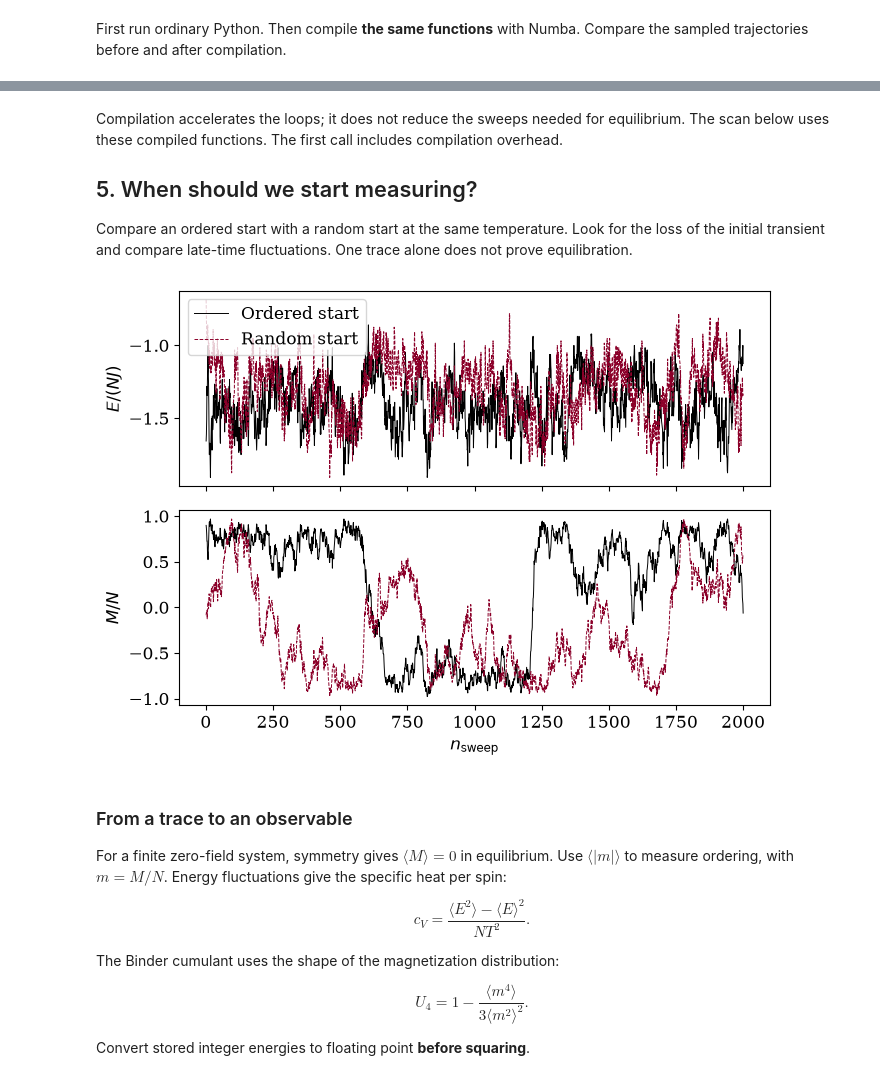
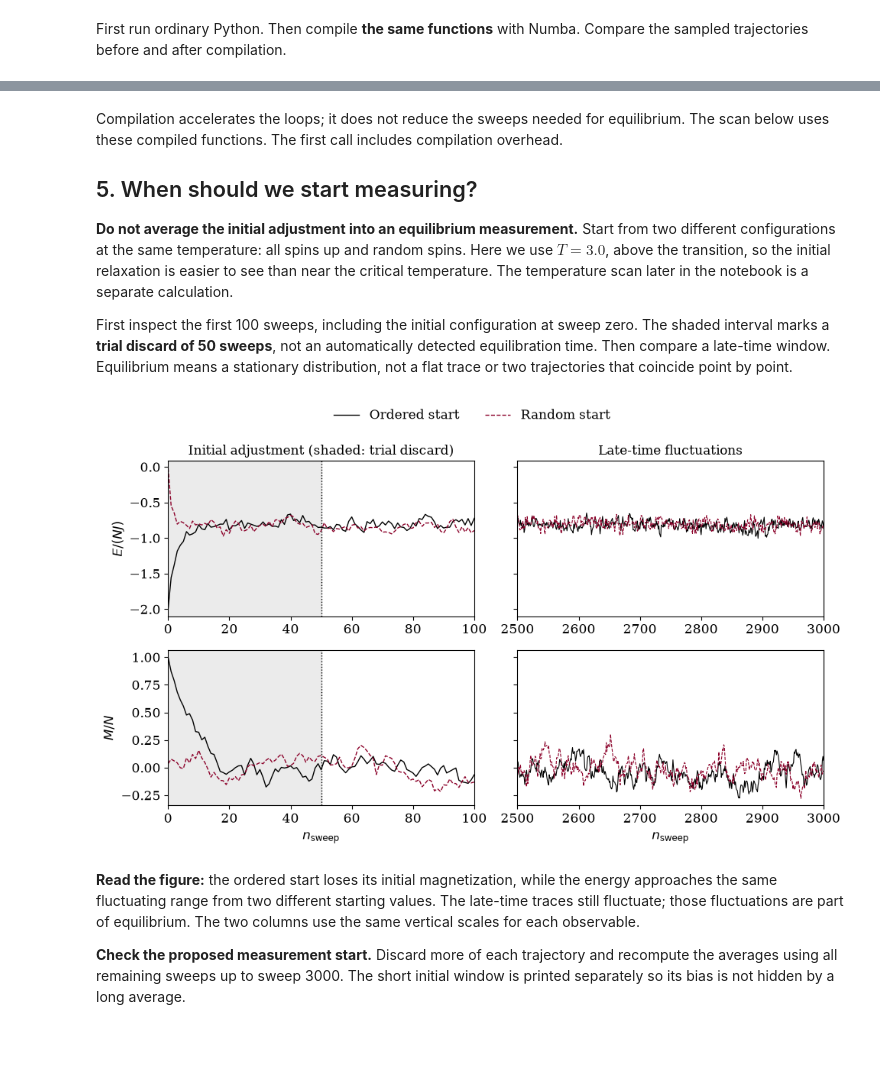
Before and after one commit to yw-choi/yw-choi.github.io, a Jupyter notebook: static/PHY4008/notebooks/03_ising_model_2.ipynb, the cells around one changed output, grey strips where cells are left out. Saved outputs shown, nothing was run; the diff lists cells and outputs as text; code cells hidden in the pictures; blank space fills up the shorter version.

Commit message:
Update Ising II notebook for September 17 lecture

```diff
--- a/static/PHY4008/notebooks/03_ising_model_2.ipynb
+++ b/static/PHY4008/notebooks/03_ising_model_2.ipynb
@@ -283,41 +283,62 @@ The scan below uses these compiled functions. The first call includes compilatio
 
 ## 5. When should we start measuring?
 
-Compare an ordered start with a random start at the same temperature.
-Look for the loss of the initial transient and compare late-time fluctuations.
-One trace alone does not prove equilibration.
+**Do not average the initial adjustment into an equilibrium measurement.**
+Start from two different configurations at the same temperature: all spins up and random spins.
+Here we use $T=3.0$, above the transition, so the initial relaxation is easier to see
+than near the critical temperature. The temperature scan later in the notebook is a separate calculation.
+
+First inspect the first 100 sweeps, including the initial configuration at sweep zero.
+The shaded interval marks a **trial discard of 50 sweeps**, not an automatically detected equilibration time.
+Then compare a late-time window. Equilibrium means a stationary distribution, not a flat trace
+or two trajectories that coincide point by point.
 # %%
-L, T = 16, 2.3
+L, T = 32, 3.0
+n_steps, discard = 3000, 50
 rng = np.random.default_rng(50)
 starts = [np.ones((L, L), dtype=np.int64),
           rng.choice([-1, 1], size=(L, L))]
-relaxation = [run(state, T, 0, 2000, np.random.default_rng(60 + k))
+relaxation = [run(state, T, 0, n_steps, np.random.default_rng(60 + k))
               for k, state in enumerate(starts)]
-fig, axes = plt.subplots(2, 1, figsize=(7, 5), sharex=True)
-for result, label, style, color in zip(relaxation, ["Ordered start", "Random start"],
-                                      ["-", "--"], ["black", "#8B0029"]):
+labels = ["Ordered start", "Random start"]
+colors = ["black", "#8B0029"]
+styles = ["-", "--"]
+
+fig, axes = plt.subplots(2, 2, figsize=(10, 6), sharey="row")
+for state, result, label, color, style in zip(starts, relaxation, labels, colors, styles):
     _, E, M = result
-    axes[0].plot(np.arange(1, len(E) + 1), E / L**2, style, color=color, linewidth=0.7, label=label)
-    axes[1].plot(np.arange(1, len(M) + 1), M / L**2, style, color=color, linewidth=0.7)
-axes[0].set_ylabel(r"$E/(NJ)$")
-axes[1].set(xlabel=r"$n_{\mathrm{sweep}}$", ylabel=r"$M/N$")
-axes[0].legend()
-plt.tight_layout()
+    # run() records AFTER each sweep; prepend the actual initial values.
+    e = np.r_[total_energy(state), E] / L**2
+    m = np.r_[state.sum(), M] / L**2
+    for row, values in enumerate([e, m]):
+        axes[row, 0].plot(np.arange(101), values[:101], style,
+                          color=color, linewidth=1, label=label)
+        axes[row, 1].plot(np.arange(2500, 3001), values[2500:3001], style,
+                          color=color, linewidth=0.8)
+for row in range(2):
+    axes[row, 0].axvspan(0, discard, color="black", alpha=0.08)
+    axes[row, 0].axvline(discard, color="black", linestyle=":", linewidth=1)
+    axes[row, 0].set_xlim(0, 100)
+    axes[row, 1].set_xlim(2500, 3000)
+axes[0, 0].set_title("Initial adjustment (shaded: trial discard)", fontsize=12)
+axes[0, 1].set_title("Late-time fluctuations", fontsize=12)
+axes[0, 0].set_ylabel(r"$E/(NJ)$")
+axes[1, 0].set_ylabel(r"$M/N$")
+for ax in axes[1]:
+    ax.set_xlabel(r"$n_{\mathrm{sweep}}$")
+fig.legend(*axes[0, 0].get_legend_handles_labels(), loc="upper center",
+           ncol=2, frameon=False)
+fig.tight_layout(rect=(0, 0, 1, 0.93))
 plt.show()
 # %% [output]
-[figure, old version]
+[figure, new version]
 # %% [markdown]
-### From a trace to an observable
+**Read the figure:** the ordered start loses its initial magnetization, while the
+energy approaches the same fluctuating range from two different starting values.
+The late-time traces still fluctuate; those fluctuations are part of equilibrium.
+The two columns use the same vertical scales for each observable.
 
-For a finite zero-field system, symmetry gives $\langle M\rangle=0$ in equilibrium.
-Use $\langle|m|\rangle$ to measure ordering, with $m=M/N$.
-Energy fluctuations give the specific heat per spin:
-
-$$c_V=\frac{\langle E^2\rangle-\langle E\rangle^2}{NT^2}.$$
-
-The Binder cumulant uses the shape of the magnetization distribution:
-
-$$U_4=1-\frac{\langle m^4\rangle}{3\langle m^2\rangle^2}.$$
-
-Convert stored integer energies to floating point **before squaring**.
+**Check the proposed measurement start.** Discard more of each trajectory and
+recompute the averages using all remaining sweeps up to sweep 3000.
+The short initial window is printed separately so its bias is not hidden by a long average.
 # %%
```
Also changed, not shown: parts of 45 cells of this notebook, 2 other files.
